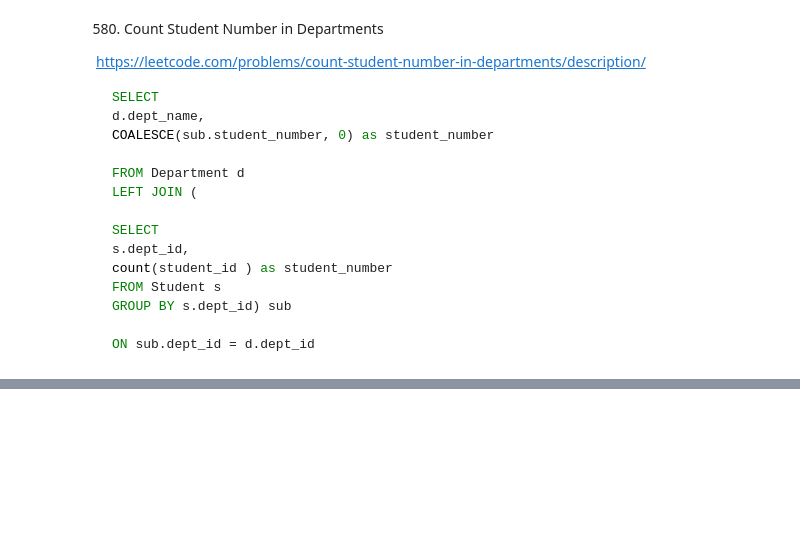
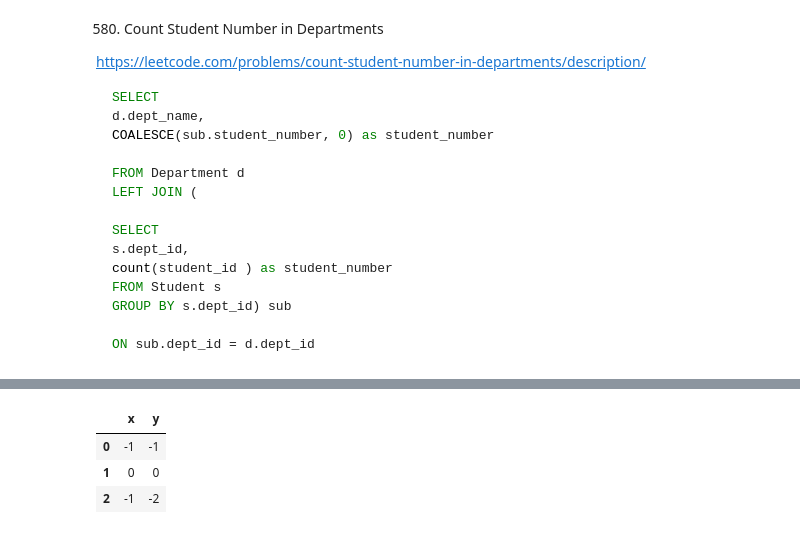
Before and after one commit to aleks-haksly/leetcode, a Jupyter notebook: pandas_postgres/pandas_postgres_medium.ipynb, the cells around one changed output, grey strips where cells are left out. Cells and saved outputs as stored; diff of their text form; code cells hidden in the pictures; blank space fills up the shorter version.

```diff
--- a/pandas_postgres/pandas_postgres_medium.ipynb
+++ b/pandas_postgres/pandas_postgres_medium.ipynb
@@ -864,0 +877,3 @@ def count_students(student: pd.DataFrame, department: pd.DataFrame) -> pd.DataFr
+# %%
+data = [[-1, -1], [0, 0], [-1, -2]]
+point2_d = pd.DataFrame(data, columns=['x', 'y']).astype({'x':'Int64', 'y':'Int64'})
@@ -864,0 +904,7 @@ def count_students(student: pd.DataFrame, department: pd.DataFrame) -> pd.DataFr
+# %%
+point2_d
+# %% [output]
+|  | x | y |
+| 0 | -1 | -1 |
+| 1 | 0 | 0 |
+| 2 | -1 | -2 |
```
Also changed, not shown: parts of 3 cells of this notebook.
